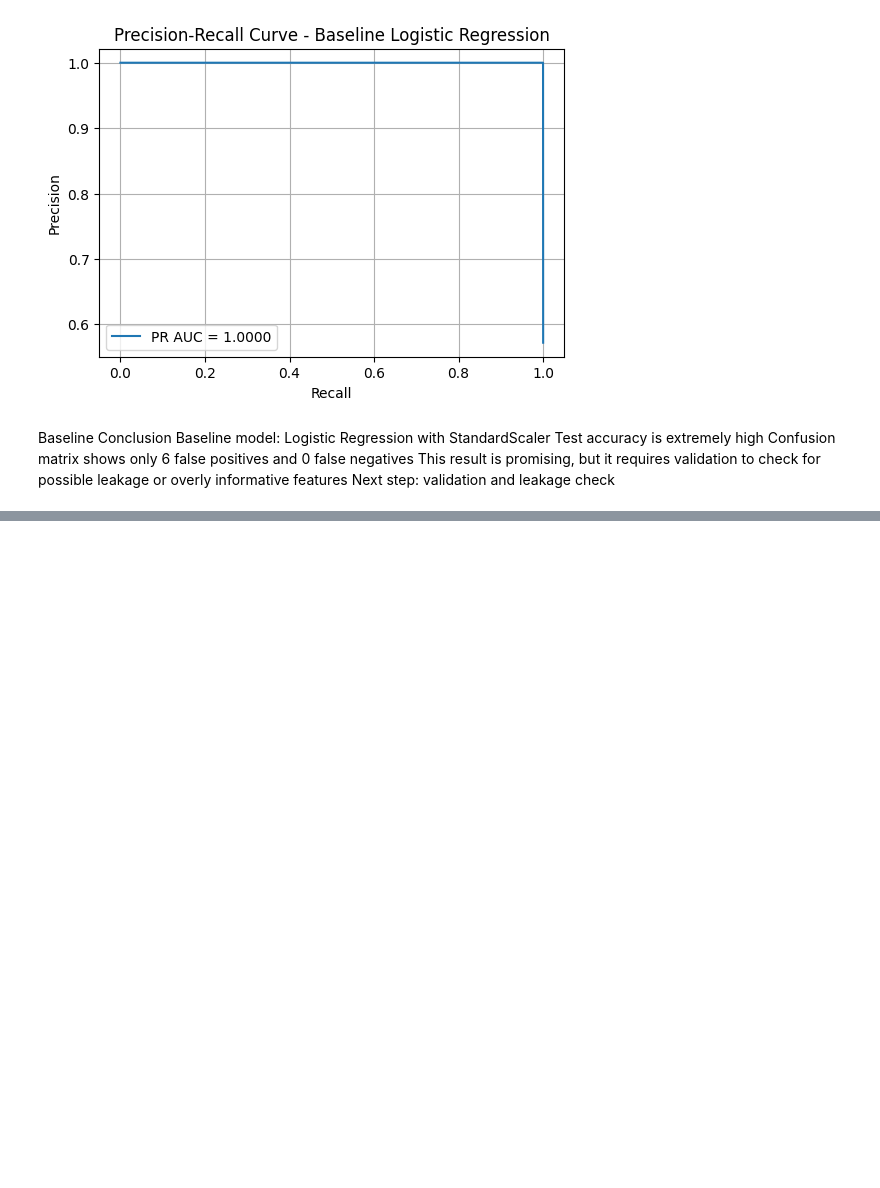
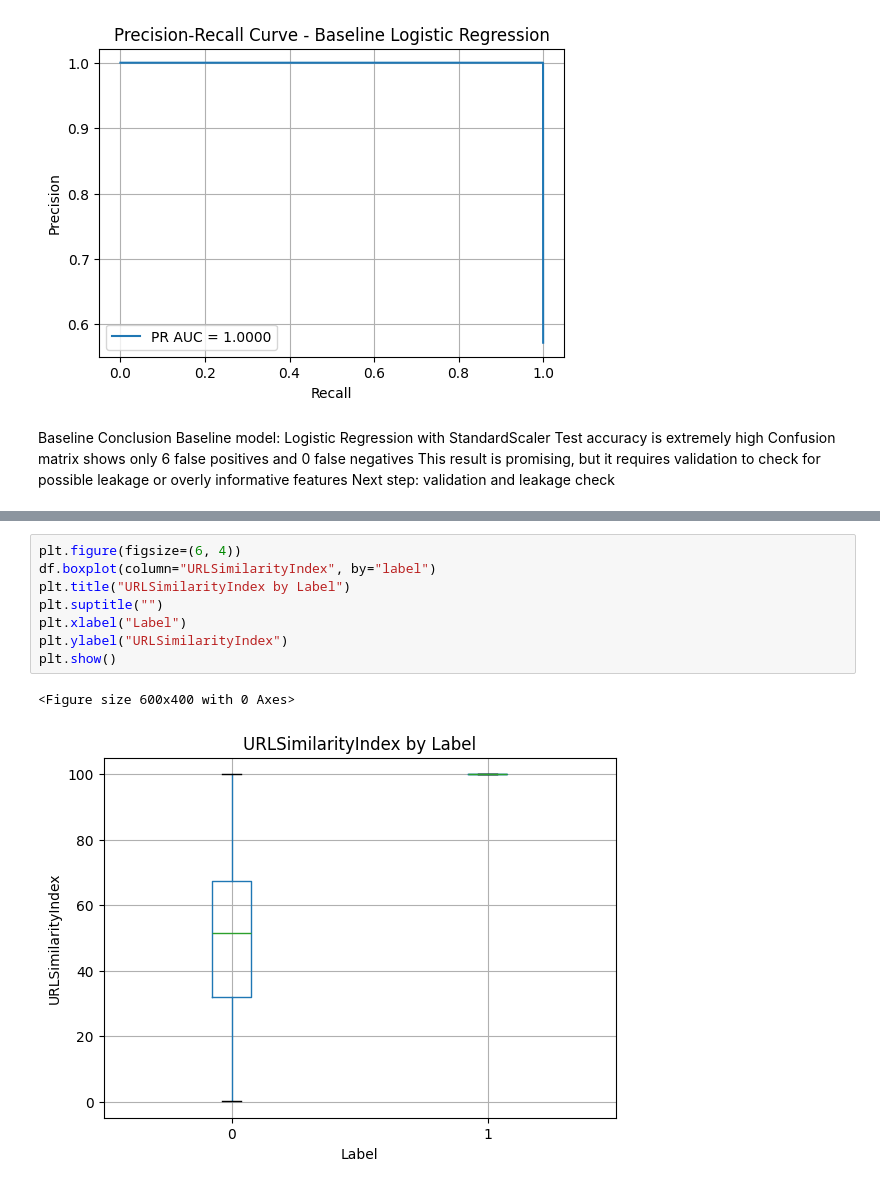
Before and after one commit to frhandev/phishing-ai-ui, a Jupyter notebook: notebooks/01_eda.ipynb, the cells around one changed output, grey strips where cells are left out. Cells and saved outputs as stored; diff of their text form; blank space fills up the shorter version.

```diff
--- a/notebooks/01_eda.ipynb
+++ b/notebooks/01_eda.ipynb
@@ -195,0 +301,11 @@ Next step: validation and leakage check
+# %%
+plt.figure(figsize=(6, 4))
+df.boxplot(column="URLSimilarityIndex", by="label")
+plt.title("URLSimilarityIndex by Label")
+plt.suptitle("")
+plt.xlabel("Label")
+plt.ylabel("URLSimilarityIndex")
+plt.show()
+# %% [output]
+<Figure size 600x400 with 0 Axes>
+[figure, added]
```
Also changed, not shown: parts of 12 cells of this notebook.
